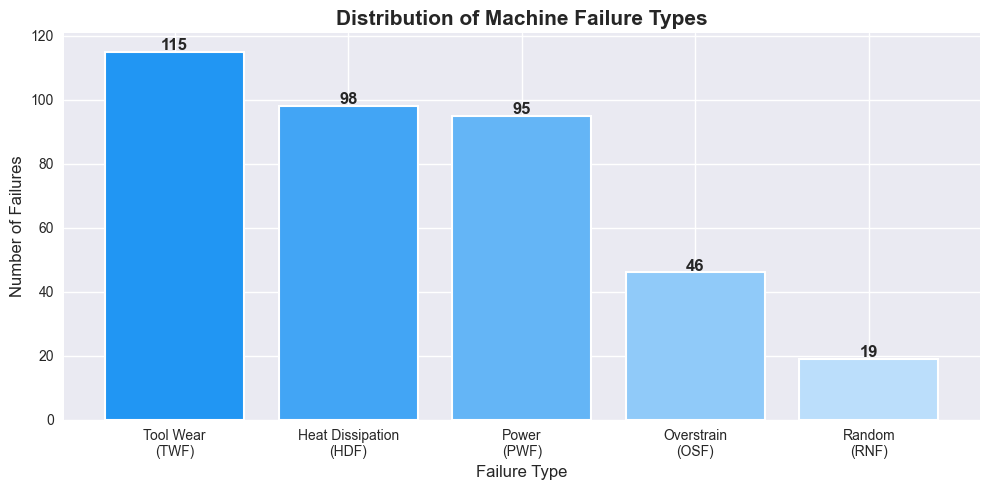
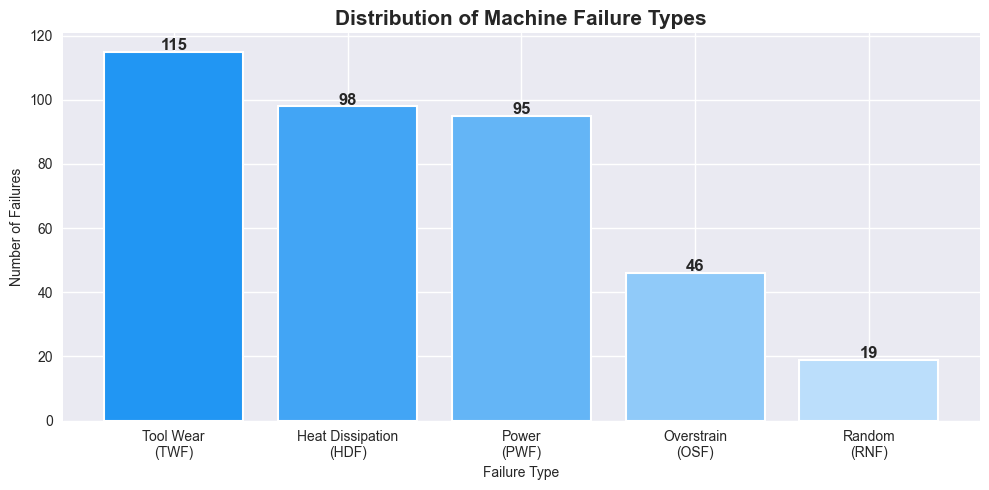
The notebook cell's code change between the first figure and the second:
--- before
+++ after
@@ -10,6 +10,6 @@
 
 plt.title('Distribution of Machine Failure Types', fontsize=15, fontweight='bold')
-plt.xlabel('Failure Type', fontsize=12)
-plt.ylabel('Number of Failures', fontsize=12)
+plt.xlabel('Failure Type', fontsize=10)
+plt.ylabel('Number of Failures', fontsize=10)
 plt.xticks(ticks=range(5), labels=['Tool Wear\n(TWF)', 'Heat Dissipation\n(HDF)', 'Power\n(PWF)', 'Overstrain\n(OSF)', 'Random\n(RNF)'])
 plt.tight_layout()

Commit: May 23, 2026, 8:44 PM